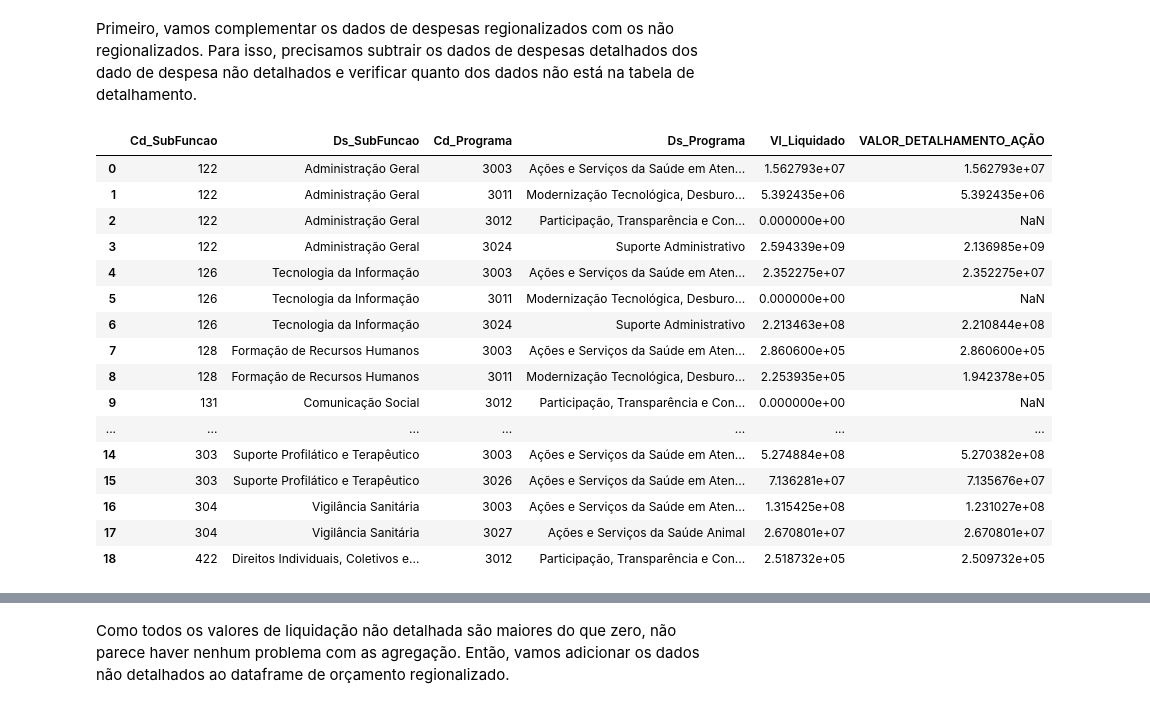
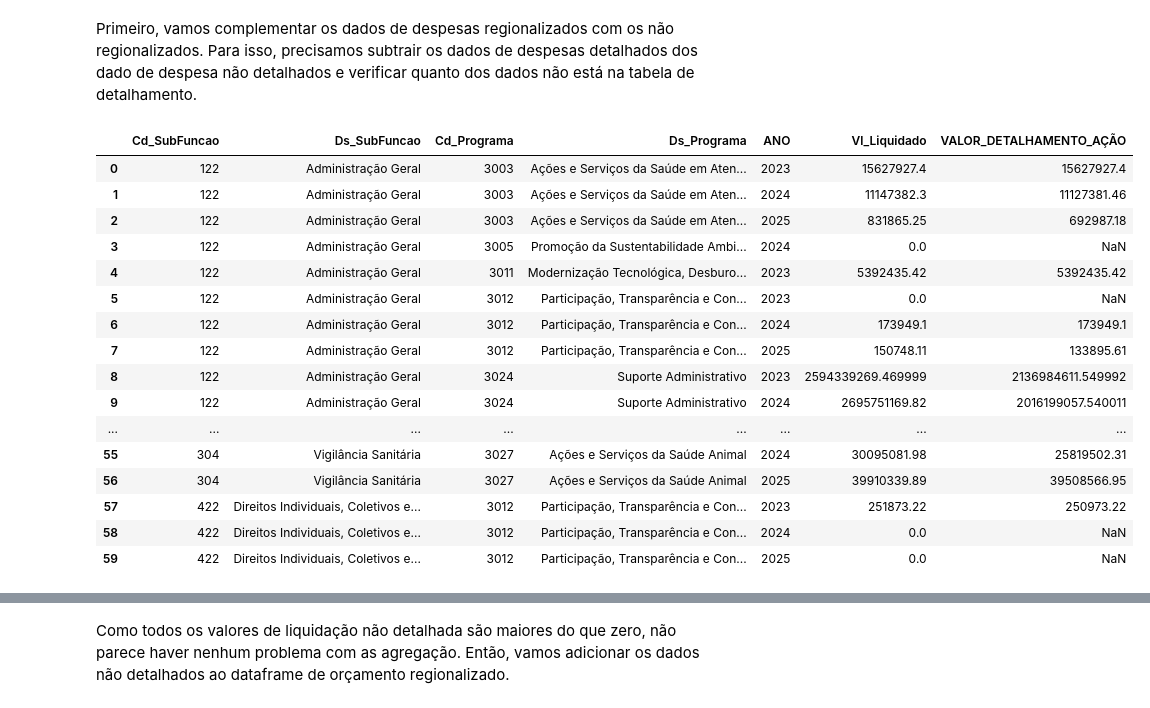
Before and after one commit to ObservatorioPoliticasTCM/datasp-dados, a Jupyter notebook: rendered_notebooks/saude/saude.ipynb, the cells around one changed output, grey strips where cells are left out. Drawn from its saved outputs; the diff is of its cells as text; code cells hidden in the pictures.

```diff
--- a/rendered_notebooks/saude/saude.ipynb
+++ b/rendered_notebooks/saude/saude.ipynb
@@ -744,10 +526,15 @@ group_cols = ['CÓDIGO_SUBFUNÇÃO',
         'REGIÃO',
         'SUBPREFEITURA',
         'DISTRITO',
-        'TIPO_REGIONALIZAÇÃO']
+        'TIPO_REGIONALIZAÇÃO',
+        'ANO']
 
 measure_cols = ['VALOR_DETALHAMENTO_AÇÃO']
 
+df_despesa_r.loc[:, measure_cols] = df_despesa_r.loc[:, measure_cols].apply(lambda x: x.str.replace('.', ''))
+df_despesa_r.loc[:, measure_cols] = df_despesa_r.loc[:, measure_cols].apply(lambda x: x.str.replace(',', '.'))
+df_despesa_r.loc[:, measure_cols] = df_despesa_r.loc[:, measure_cols].apply(pd.to_numeric)
+
 df_despesa_r_agrupado = df_despesa_r.groupby(group_cols).sum().round(2).reset_index().loc[:, group_cols + measure_cols]
 df_despesa_r_agrupado
 # %% [output]
@@ -806,0 +572,6 @@ df_despesa
+# %%
+df_despesa = pd.concat(
+    [load_orcamento(ano).assign(ANO=str(ano)) for ano in ANOS],
+    ignore_index=True
+)
+df_despesa
@@ -808,7 +593,7 @@ df_despesa
 Primeiro, vamos filtrar os dados para manter apenas a função Saúde do orçamento.
 # %%
 df_despesa = df_despesa[df_despesa['Ds_Funcao']=='Saúde']
-df_despesa = df_despesa[df_despesa['Cd_AnoExecucao']==2023]
+df_despesa = df_despesa[df_despesa['Cd_AnoExecucao']==df_despesa['ANO']]
 df_despesa
 # %% [output]
 |  | DataInicial | DataFinal | Cd_Exercicio | Cd_AnoExecucao | Cd_Dotacao_Id | Administracao | Cd_Orgao | ... |
@@ -830,10 +615,15 @@ Agora, agrupamos os dados pelas colunas que serão mantidas nos dados finais.
 group_cols = ['Cd_SubFuncao',
         'Ds_SubFuncao',
         'Cd_Programa',
-        'Ds_Programa']
+        'Ds_Programa',
+        'ANO']
 
 measure_cols = ['Vl_Liquidado']
 
+df_despesa.loc[:, measure_cols] = df_despesa.loc[:, measure_cols].apply(lambda x: x.str.replace('.', ''))
+df_despesa.loc[:, measure_cols] = df_despesa.loc[:, measure_cols].apply(lambda x: x.str.replace(',', '.'))
+df_despesa.loc[:, measure_cols] = df_despesa.loc[:, measure_cols].apply(pd.to_numeric)
+
 df_despesa_agrupado = df_despesa.groupby(group_cols).sum().round(2).reset_index().loc[:, group_cols + measure_cols]
 df_despesa_agrupado
 # %% [output]
@@ -1192,38 +979,38 @@ Primeiro, vamos complementar os dados de despesas regionalizados com os não reg
 # %%
 df_despesa_r_agg = (
     df_despesa_r_agrupado
-    .groupby(['CÓDIGO_SUBFUNÇÃO','CÓDIGO_PROGRAMA'])
+    .groupby(['CÓDIGO_SUBFUNÇÃO', 'CÓDIGO_PROGRAMA', 'ANO'])
     .agg({'VALOR_DETALHAMENTO_AÇÃO': 'sum'})
     .round(2)
     .reset_index()
 )
 
 df_despesa_ajustado = df_despesa_agrupado.merge(
     df_despesa_r_agg,
-    left_on=['Cd_SubFuncao', 'Cd_Programa'],
-    right_on=['CÓDIGO_SUBFUNÇÃO', 'CÓDIGO_PROGRAMA'],
+    left_on=['Cd_SubFuncao', 'Cd_Programa', 'ANO'],
+    right_on=['CÓDIGO_SUBFUNÇÃO', 'CÓDIGO_PROGRAMA', 'ANO'],
     how='left'
 ).drop(columns=['CÓDIGO_SUBFUNÇÃO', 'CÓDIGO_PROGRAMA'])
 
 df_despesa_ajustado
 # %% [output]
-|  | Cd_SubFuncao | Ds_SubFuncao | Cd_Programa | Ds_Programa | Vl_Liquidado | VALOR_DETALHAMENTO_AÇÃO |
-| 0 | 122 | Administração Geral | 3003 | Ações e Serviços da Saúde em Aten... | 1.562793e+07 | 1.562793e+07 |
-| 1 | 122 | Administração Geral | 3011 | Modernização Tecnológica, Desburo... | 5.392435e+06 | 5.392435e+06 |
-| 2 | 122 | Administração Geral | 3012 | Participação, Transparência e Con... | 0.000000e+00 | NaN |
-| 3 | 122 | Administração Geral | 3024 | Suporte Administrativo | 2.594339e+09 | 2.136985e+09 |
-| 4 | 126 | Tecnologia da Informação | 3003 | Ações e Serviços da Saúde em Aten... | 2.352275e+07 | 2.352275e+07 |
-| 5 | 126 | Tecnologia da Informação | 3011 | Modernização Tecnológica, Desburo... | 0.000000e+00 | NaN |
-| 6 | 126 | Tecnologia da Informação | 3024 | Suporte Administrativo | 2.213463e+08 | 2.210844e+08 |
-| 7 | 128 | Formação de Recursos Humanos | 3003 | Ações e Serviços da Saúde em Aten... | 2.860600e+05 | 2.860600e+05 |
-| 8 | 128 | Formação de Recursos Humanos | 3011 | Modernização Tecnológica, Desburo... | 2.253935e+05 | 1.942378e+05 |
-| 9 | 131 | Comunicação Social | 3012 | Participação, Transparência e Con... | 0.000000e+00 | NaN |
-| ... | ... | ... | ... | ... | ... | ... |
-| 14 | 303 | Suporte Profilático e Terapêutico | 3003 | Ações e Serviços da Saúde em Aten... | 5.274884e+08 | 5.270382e+08 |
-| 15 | 303 | Suporte Profilático e Terapêutico | 3026 | Ações e Serviços da Saúde em Aten... | 7.136281e+07 | 7.135676e+07 |
-| 16 | 304 | Vigilância Sanitária | 3003 | Ações e Serviços da Saúde em Aten... | 1.315425e+08 | 1.231027e+08 |
-| 17 | 304 | Vigilância Sanitária | 3027 | Ações e Serviços da Saúde Animal | 2.670801e+07 | 2.670801e+07 |
-| 18 | 422 | Direitos Individuais, Coletivos e... | 3012 | Participação, Transparência e Con... | 2.518732e+05 | 2.509732e+05 |
+|  | Cd_SubFuncao | Ds_SubFuncao | Cd_Programa | Ds_Programa | ANO | Vl_Liquidado | VALOR_DETALHAMENTO_AÇÃO |
+| 0 | 122 | Administração Geral | 3003 | Ações e Serviços da Saúde em Aten... | 2023 | 15627927.4 | 15627927.4 |
+| 1 | 122 | Administração Geral | 3003 | Ações e Serviços da Saúde em Aten... | 2024 | 11147382.3 | 11127381.46 |
+| 2 | 122 | Administração Geral | 3003 | Ações e Serviços da Saúde em Aten... | 2025 | 831865.25 | 692987.18 |
+| 3 | 122 | Administração Geral | 3005 | Promoção da Sustentabilidade Ambi... | 2024 | 0.0 | NaN |
+| 4 | 122 | Administração Geral | 3011 | Modernização Tecnológica, Desburo... | 2023 | 5392435.42 | 5392435.42 |
+| 5 | 122 | Administração Geral | 3012 | Participação, Transparência e Con... | 2023 | 0.0 | NaN |
+| 6 | 122 | Administração Geral | 3012 | Participação, Transparência e Con... | 2024 | 173949.1 | 173949.1 |
+| 7 | 122 | Administração Geral | 3012 | Participação, Transparência e Con... | 2025 | 150748.11 | 133895.61 |
+| 8 | 122 | Administração Geral | 3024 | Suporte Administrativo | 2023 | 2594339269.469999 | 2136984611.549992 |
+| 9 | 122 | Administração Geral | 3024 | Suporte Administrativo | 2024 | 2695751169.82 | 2016199057.540011 |
+| ... | ... | ... | ... | ... | ... | ... | ... |
+| 55 | 304 | Vigilância Sanitária | 3027 | Ações e Serviços da Saúde Animal | 2024 | 30095081.98 | 25819502.31 |
+| 56 | 304 | Vigilância Sanitária | 3027 | Ações e Serviços da Saúde Animal | 2025 | 39910339.89 | 39508566.95 |
+| 57 | 422 | Direitos Individuais, Coletivos e... | 3012 | Participação, Transparência e Con... | 2023 | 251873.22 | 250973.22 |
+| 58 | 422 | Direitos Individuais, Coletivos e... | 3012 | Participação, Transparência e Con... | 2024 | 0.0 | NaN |
+| 59 | 422 | Direitos Individuais, Coletivos e... | 3012 | Participação, Transparência e Con... | 2025 | 0.0 | NaN |
 # %%
 df_despesa_ajustado.loc[:, 'Vl_Liquidado_N_Detalhado'] = (
     df_despesa_ajustado.loc[:, 'Vl_Liquidado']
```
Also changed, not shown: parts of 56 cells of this notebook.
